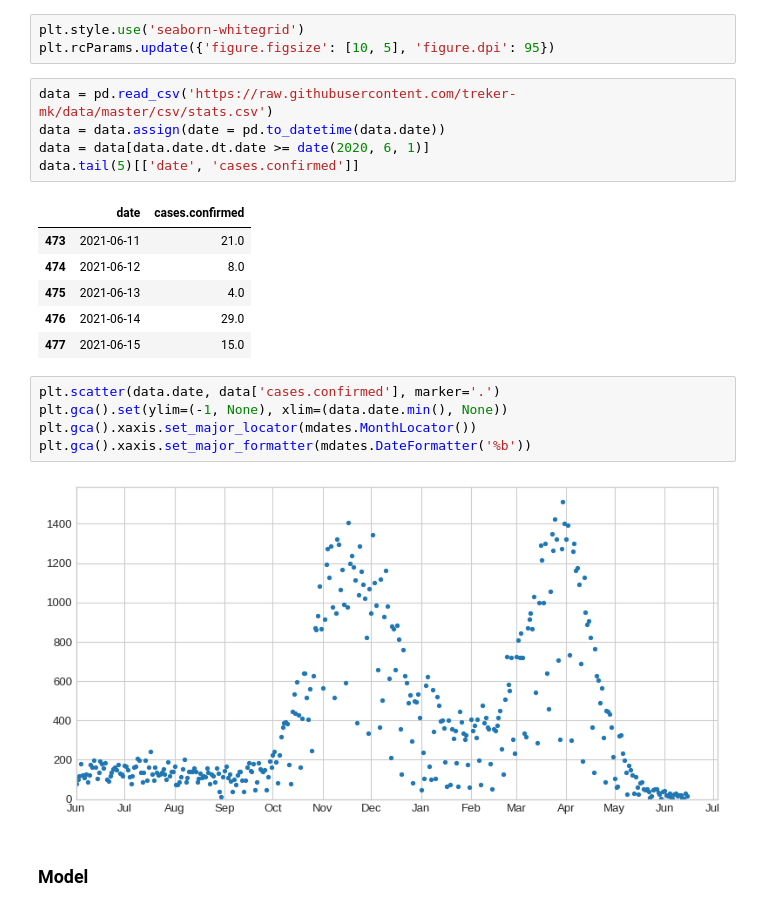
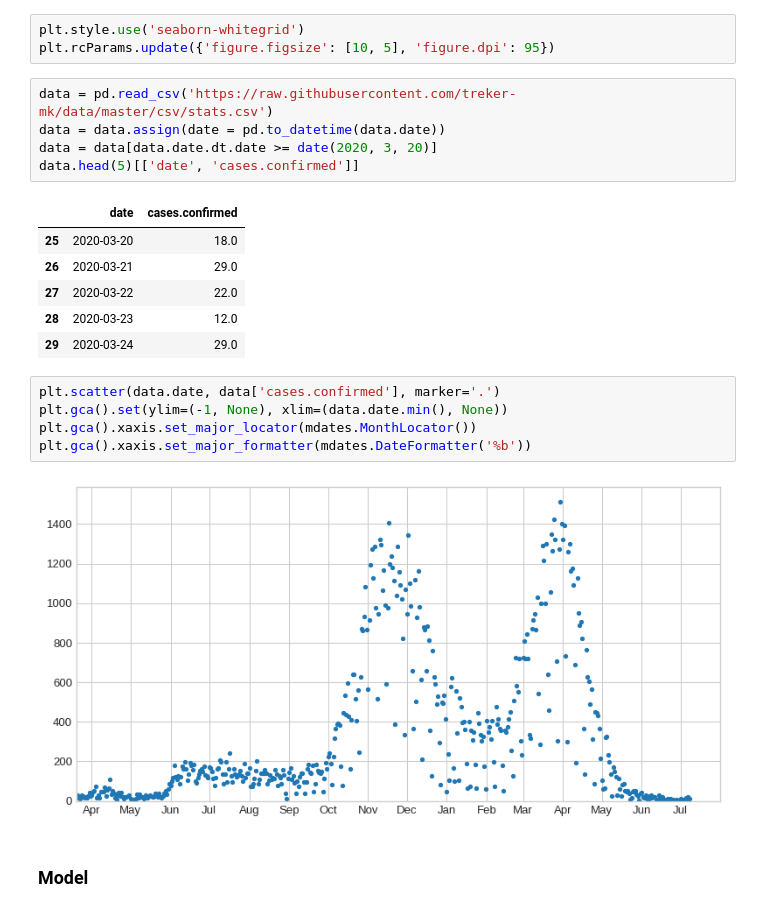
Before and after one commit to petrushev/bayesian-modeling, a Jupyter notebook: 07 covid19/simple-MK.ipynb, the cells around one changed output. Cells and saved outputs as stored; diff of their text form.

```diff
--- a/07 covid19/simple-MK.ipynb
+++ b/07 covid19/simple-MK.ipynb
@@ -18,22 +18,22 @@ plt.rcParams.update({'figure.figsize': [10, 5], 'figure.dpi': 95})
 # %%
 data = pd.read_csv('https://raw.githubusercontent.com/treker-mk/data/master/csv/stats.csv')
 data = data.assign(date = pd.to_datetime(data.date))
-data = data[data.date.dt.date >= date(2020, 6, 1)]
-data.tail(5)[['date', 'cases.confirmed']]
+data = data[data.date.dt.date >= date(2020, 3, 20)]
+data.head(5)[['date', 'cases.confirmed']]
 # %% [output]
 |  | date | cases.confirmed |
-| 473 | 2021-06-11 | 21.0 |
-| 474 | 2021-06-12 | 8.0 |
-| 475 | 2021-06-13 | 4.0 |
-| 476 | 2021-06-14 | 29.0 |
-| 477 | 2021-06-15 | 15.0 |
+| 25 | 2020-03-20 | 18.0 |
+| 26 | 2020-03-21 | 29.0 |
+| 27 | 2020-03-22 | 22.0 |
+| 28 | 2020-03-23 | 12.0 |
+| 29 | 2020-03-24 | 29.0 |
 # %%
 plt.scatter(data.date, data['cases.confirmed'], marker='.')
 plt.gca().set(ylim=(-1, None), xlim=(data.date.min(), None))
 plt.gca().xaxis.set_major_locator(mdates.MonthLocator())
 plt.gca().xaxis.set_major_formatter(mdates.DateFormatter('%b'))
 # %% [output]
-[figure, old version]
+[figure, new version]
 # %% [markdown]
 ### Model
 # %% [markdown]
```
Also changed, not shown: parts of 5 cells of this notebook, 2 other files.
